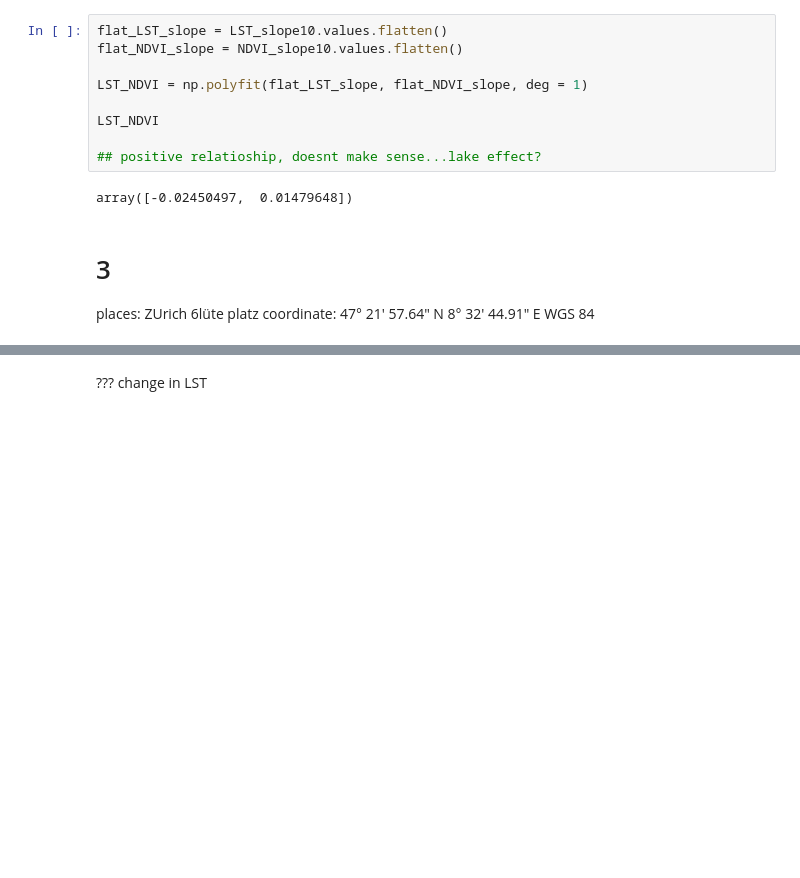
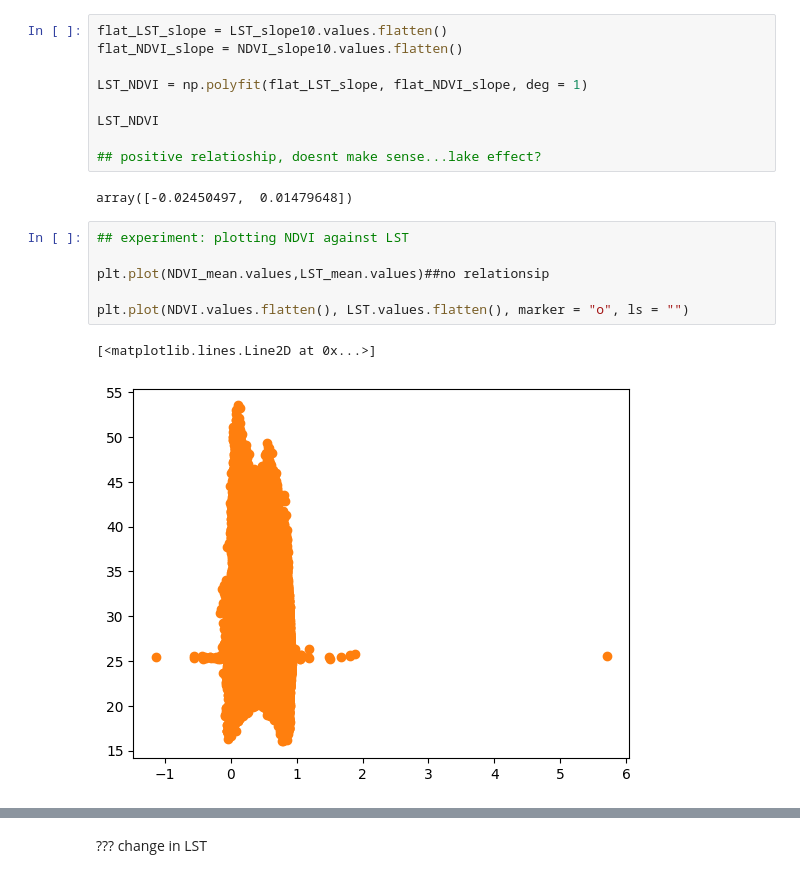
Before and after one commit to MinaKimBebi/Urban_Heat_Zurich_sds210_mbebi, a Jupyter notebook: notebooks/heattrends_in_Zurich.ipynb, the cells around one changed output, grey strips where cells are left out. Saved outputs shown, nothing was run; the diff lists cells and outputs as text; blank space fills up the shorter version.

```diff
--- a/notebooks/heattrends_in_Zurich.ipynb
+++ b/notebooks/heattrends_in_Zurich.ipynb
@@ -203,7 +214,12 @@ LST_NDVI
 ## positive relatioship, doesnt make sense...lake effect?
 # %% [output]
 array([-0.02450497,  0.01479648])
-# %% [markdown]
-# 3
-
-places: ZUrich 6lüte platz coordinate: 47° 21′ 57.64″ N 8° 32′ 44.91″ E WGS 84
+# %%
+## experiment: plotting NDVI against LST
+
+plt.plot(NDVI_mean.values,LST_mean.values)##no relationsip
+
+plt.plot(NDVI.values.flatten(), LST.values.flatten(), marker = "o", ls = "")
+# %% [output]
+[<matplotlib.lines.Line2D at 0x...>]
+[figure, added]
```
Also changed, not shown: parts of 6 cells of this notebook.
